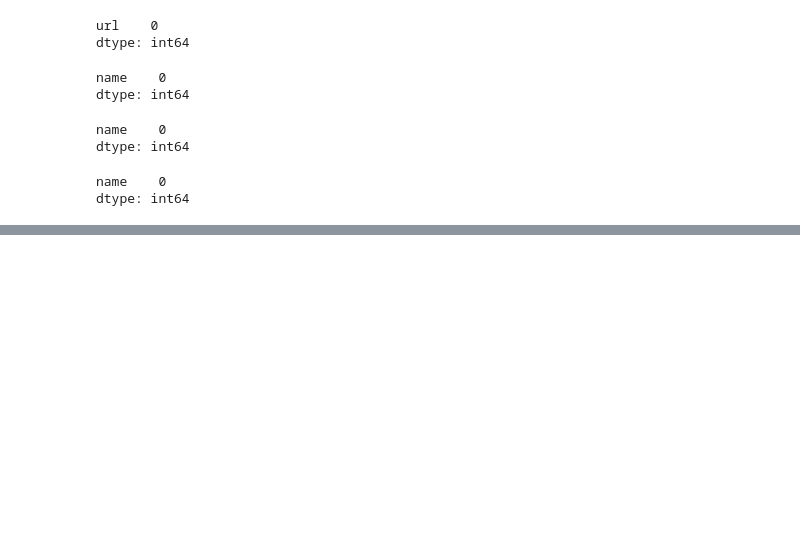
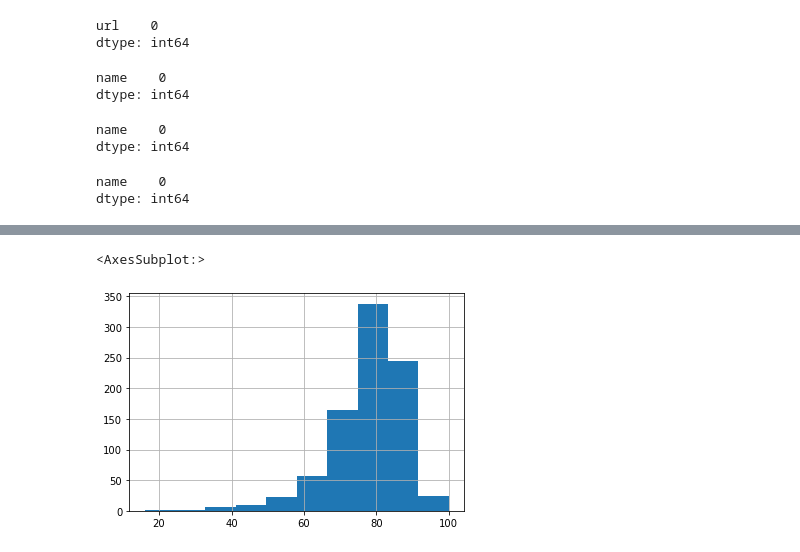
Before and after one commit to 1990Jasonlee/GameOnPassion, a Jupyter notebook: GameOnJson.ipynb, the cells around one changed output, grey strips where cells are left out. Drawn from its saved outputs; the diff is of its cells as text; code cells hidden in the pictures; blank space fills up the shorter version.

```diff
--- a/GameOnJson.ipynb
+++ b/GameOnJson.ipynb
@@ -176 +167,6 @@ Year                       0
 dtype: int64
+# %%
+df['Score Rating'].hist(bins=10)
+# %% [output]
+<AxesSubplot:>
+[figure, added]
```
Also changed, not shown: parts of 15 cells of this notebook.
